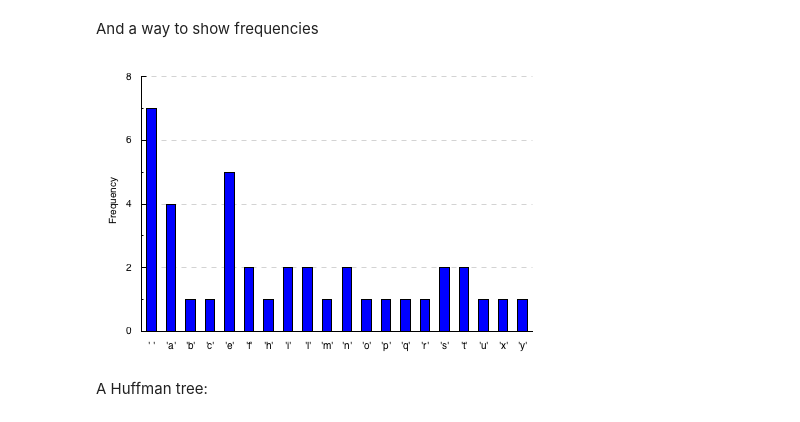
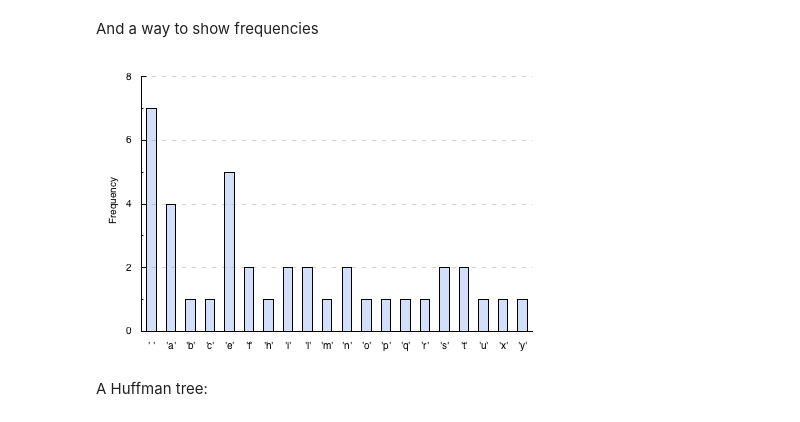
Before and after one commit to oisdk/IHaskell, a Jupyter notebook: notebooks/Privacy.ipynb, the cells around one changed output. Cells and saved outputs as stored; diff of their text form; code cells hidden in the pictures.

```diff
--- a/notebooks/Privacy.ipynb
+++ b/notebooks/Privacy.ipynb
@@ -73,6 +34,8 @@ A function to count the frequencies of some elements:
 # %%
 import           Data.Map.Strict (Map)
 import qualified Data.Map.Strict as Map
+
+import           Data.Foldable   (Foldable(foldMap,foldl'))
 
 newtype Frequencies a
     = Frequencies
@@ -80,33 +43,49 @@ newtype Frequencies a
     }
 
 frequencies :: (Ord a, Foldable f) => f a -> Frequencies a
-frequencies = Frequencies . foldl' (\m x -> Map.insertWith (+) x 1 m) Map.empty
+frequencies =
+    Frequencies . foldl' (\m x -> Map.insertWith (+) x 1 m) Map.empty
+
+instance Foldable Frequencies where
+    foldMap f (Frequencies xs) =
+        Map.foldMapWithKey (rep . f) xs
+      where
+        rep x 1 = x
+        rep x n
+          | even n = mappend y y
+          | otherwise = mappend x (mappend y y)
+          where y = rep x (n `div` 2)
 # %% [markdown]
 And a way to show frequencies
 # %%
 import Graphics.Rendering.Chart (layout_x_axis,laxis_generate,layout_y_axis
-                                ,toRenderable,autoIndexAxis,laxis_title,layout_plots
-                                ,plotBars,plot_bars_values,addIndexes)
+                                ,toRenderable,autoIndexAxis,laxis_title
+                                ,layout_plots,plotBars,plot_bars_values
+                                ,addIndexes,plot_bars_item_styles
+                                ,fill_color)
+import Data.Colour              (withOpacity)
+import Data.Colour.Names        (cornflowerblue)
 import Data.Default.Class       (def)
-import Control.Lens             ((.~))
+import Control.Lens             ((.~),_1)
 import IHaskell.Display         (IHaskellDisplay(display))
 
 instance Show a => IHaskellDisplay (Frequencies a) where
     display (Frequencies values)
         = display
         $ toRenderable
         $ layout_x_axis . laxis_generate .~ autoIndexAxis (map show (Map.keys values))
         $ layout_y_axis . laxis_title .~ "Frequency"
         $ layout_plots .~ [ plotBars
                           $ plot_bars_values .~ addIndexes (map pure (Map.elems values))
+                          $ plot_bars_item_styles . traverse . _1 . fill_color .~ cornflowerblue `withOpacity` 0.3
                           $ def ]
         $ def
 
 :opt svg
 
 frequencies "this is an example of a frequency table"
 # %% [output]
-[figure, old version]
+[figure, new version]
 # %% [markdown]
 A Huffman tree:
 # %%
```
Also changed, not shown: parts of 8 cells of this notebook.
